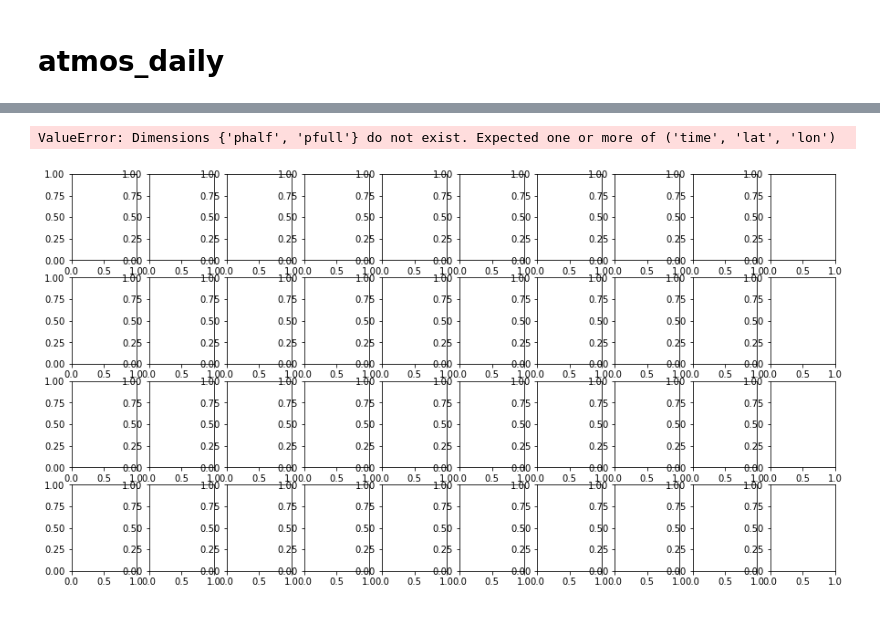
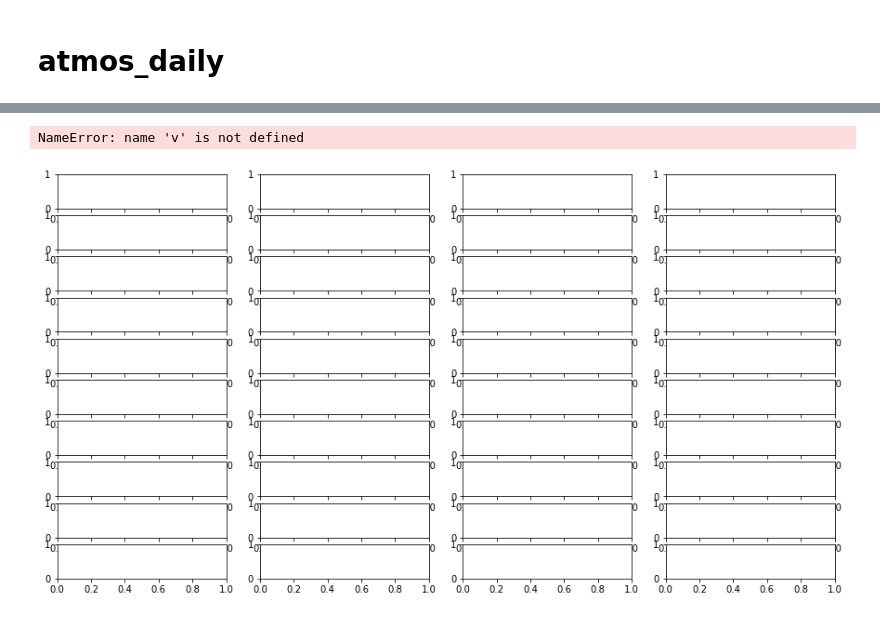
Before and after one commit to dougiesquire/cm-historical, a Jupyter notebook: notebooks/hist_mem001.ipynb, the cells around one changed output, grey strips where cells are left out. Cells and saved outputs as stored; diff of their text form; code cells hidden in the pictures.

```diff
--- a/notebooks/hist_mem001.ipynb
+++ b/notebooks/hist_mem001.ipynb
@@ -183,12 +182,14 @@ ctrl_nvol_atmos_daily = xr.open_mfdataset(ctrl_nvol_files).drop(drop)
 # %%
-ncols = 10
-nrows = 4
+ncols = 4
+nrows = 10
 
 fig, axs = plt.subplots(nrows, ncols, figsize=(15,8))
 
+a = ctrl_atmos_daily[v].isel(pfull=0, phalf=0, time=0)
+
 variables = ctrl_atmos_daily.data_vars
 for v, ax in zip(variables, axs.flatten()):
-    ctrl_atmos_daily[v].plot(ax=ax)
+    a.plot(ax=ax)
 # %% [output]
-ValueError: Dimensions {'phalf', 'pfull'} do not exist. Expected one or more of ('time', 'lat', 'lon')
+NameError: name 'v' is not defined
-[figure, old version]
+[figure, new version]
```
Also changed, not shown: parts of 4 cells of this notebook.
